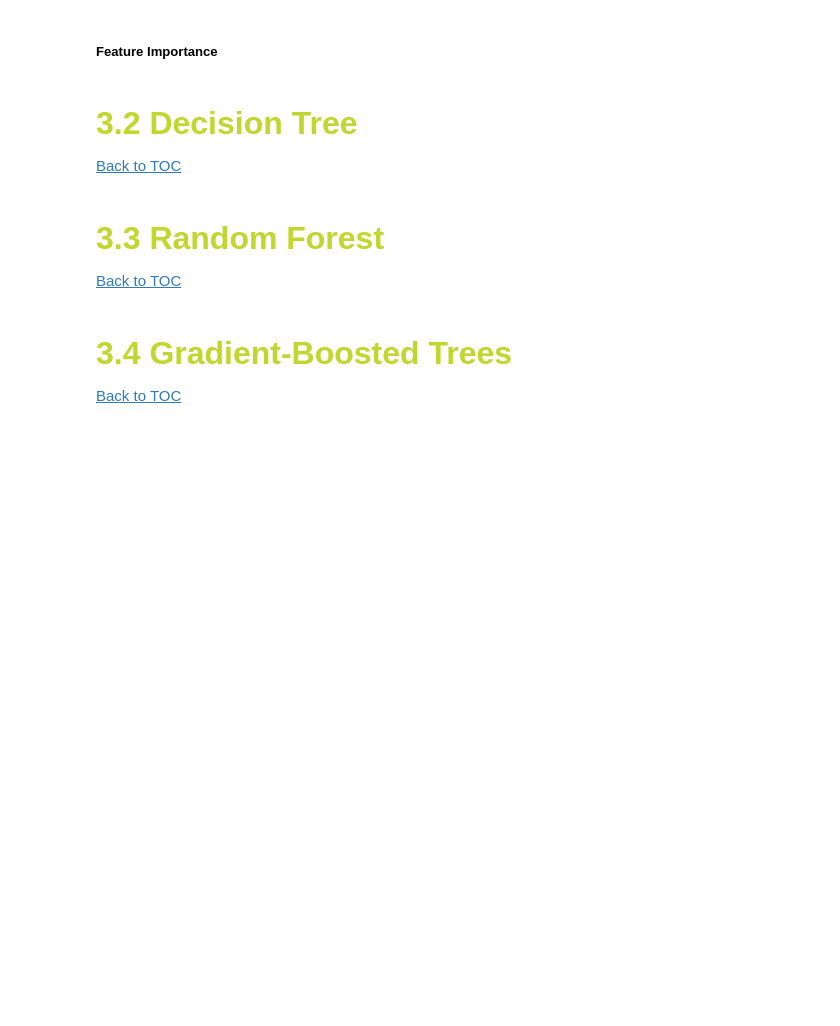
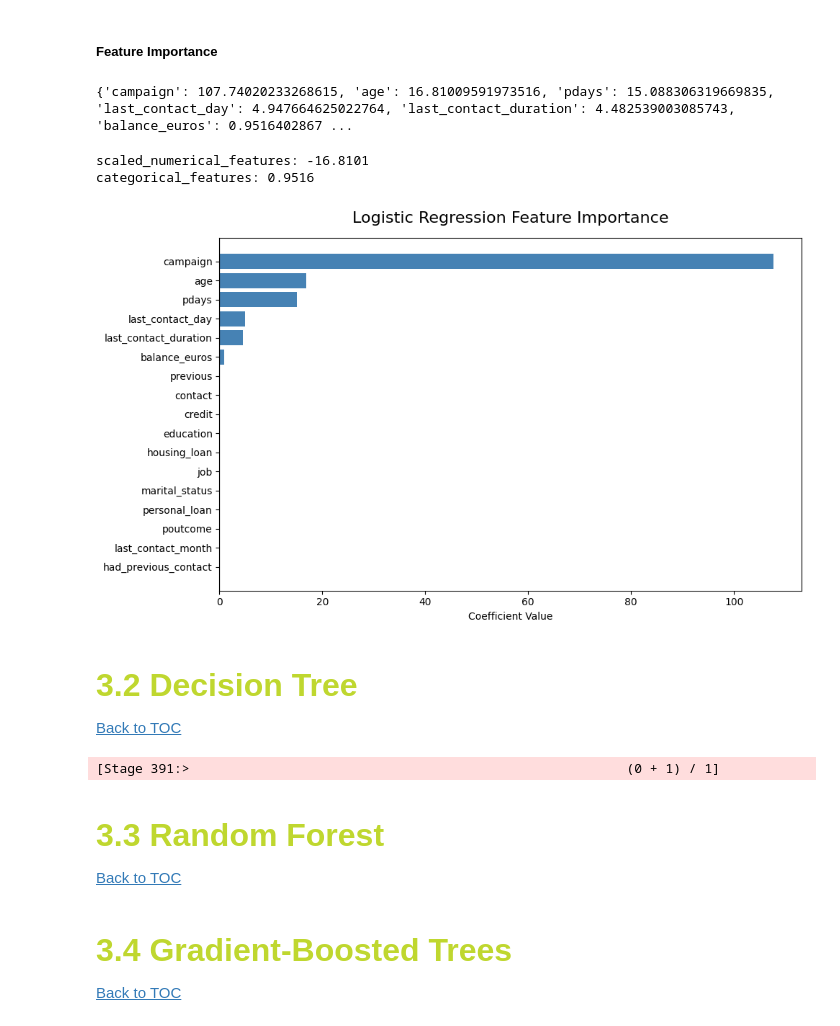
Before and after one commit to beatrizmarques2005/big-data-analysis, a Jupyter notebook: notebooks/BankMarketing/03_modelling_assessement.ipynb, the cells around one changed output. Saved outputs shown, nothing was run; the diff lists cells and outputs as text; code cells hidden in the pictures; blank space fills up the shorter version.

Commit message:
added LR and DT model

```diff
--- a/notebooks/BankMarketing/03_modelling_assessement.ipynb
+++ b/notebooks/BankMarketing/03_modelling_assessement.ipynb
@@ -520,6 +544,42 @@ plt.show()
+# %%
+importance = grouped_feature_importance(
+    feature_names,
+    categorical_cols,
+    numerical_cols,
+    coefs
+)
+
+# sort by importance
+sorted_imp = dict(sorted(importance.items(), key=lambda x: x[1], reverse=True))
+
+print(sorted_imp)
+# %% [output]
+{'campaign': 107.74020233268615, 'age': 16.81009591973516, 'pdays': 15.088306319669835, 'last_contact_day': 4.947664625022764, 'last_contact_duration': 4.482539003085743, 'balance_euros': 0.9516402867 ...
+# %%
+coefs = lr_model.coefficients.toArray()
+
+for name, coef in zip(feature_names, coefs):
+    print(f"{name}: {coef:.4f}")
+# %% [output]
+scaled_numerical_features: -16.8101
+categorical_features: 0.9516
+# %%
+plot_grouped_feature_importance(sorted_imp, title="Logistic Regression Feature Importance")
+# %% [output]
+[figure, added]
 # %% [markdown]
 ## <font color='#BFD72F' size=6>3.2 Decision Tree </font> <a class="anchor" id="2_6"></a>
 
 [Back to TOC](#toc)
 # %%
 from pyspark.ml.classification import DecisionTreeClassifier
+# %%
+dt = DecisionTreeClassifier(
+    featuresCol="features",
+    labelCol="subscription",
+    maxDepth=5
+)
+
+dt_model = dt.fit(train)
+# %% [output]
+[Stage 391:>                                                        (0 + 1) / 1]
```
Also changed, not shown: parts of 25 cells of this notebook, 1 other file.
